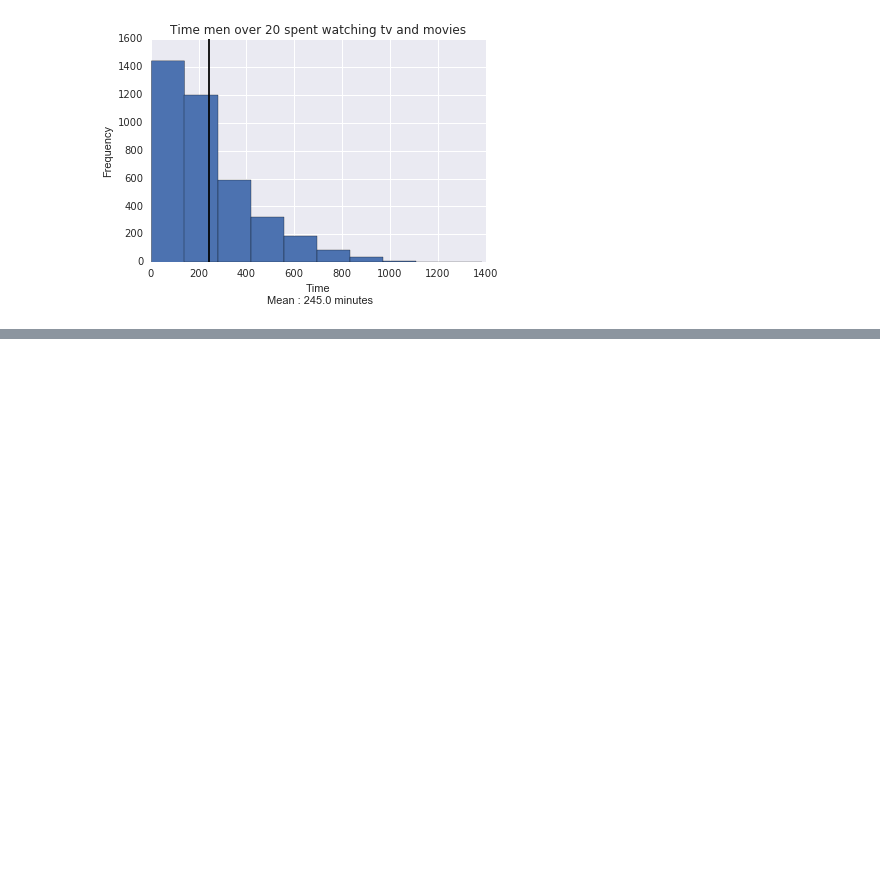
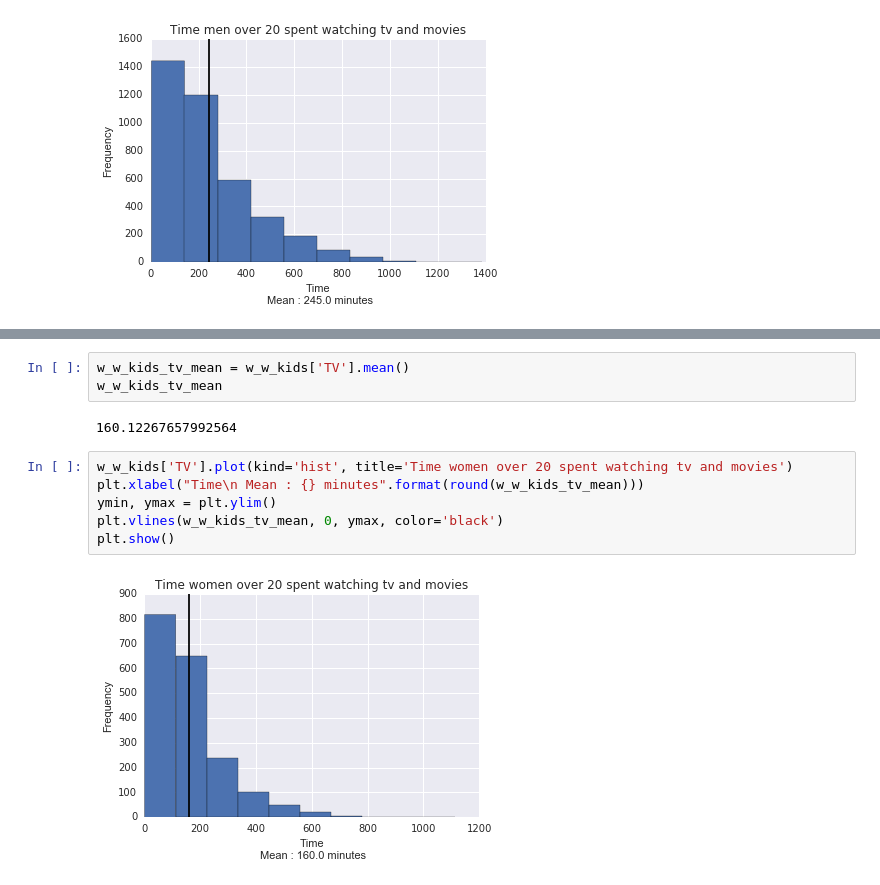
Before and after one commit to JonathanKross/atus-analysis, a Jupyter notebook: scratch.ipynb, the cells around one changed output, grey strips where cells are left out. Drawn from its saved outputs; the diff is of its cells as text; blank space fills up the shorter version.

```diff
--- a/scratch.ipynb
+++ b/scratch.ipynb
@@ -126,0 +248,13 @@ plt.show()
+# %%
+w_w_kids_tv_mean = w_w_kids['TV'].mean()
+w_w_kids_tv_mean
+# %% [output]
+160.12267657992564
+# %%
+w_w_kids['TV'].plot(kind='hist', title='Time women over 20 spent watching tv and movies')
+plt.xlabel("Time\n Mean : {} minutes".format(round(w_w_kids_tv_mean)))
+ymin, ymax = plt.ylim()
+plt.vlines(w_w_kids_tv_mean, 0, ymax, color='black')
+plt.show()
+# %% [output]
+[figure, added]
```
Also changed, not shown: parts of 23 cells of this notebook.
